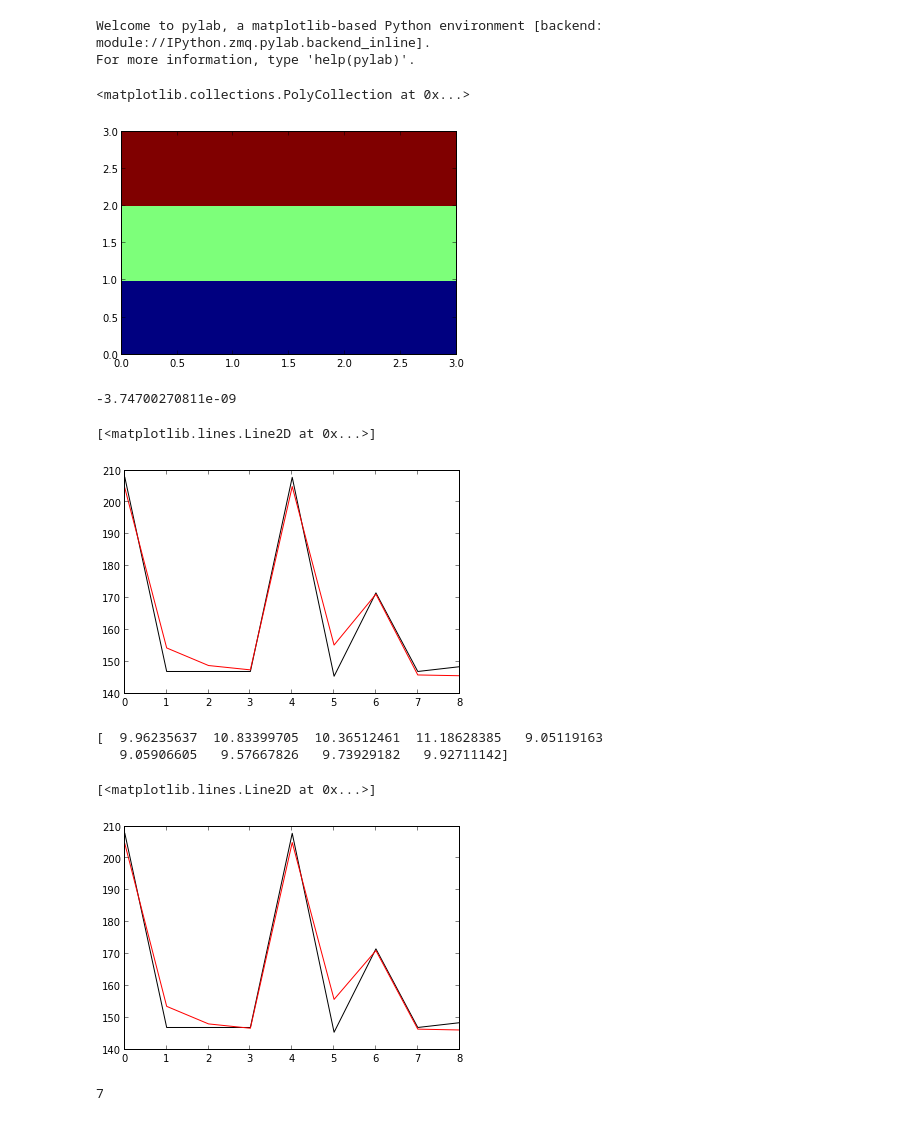
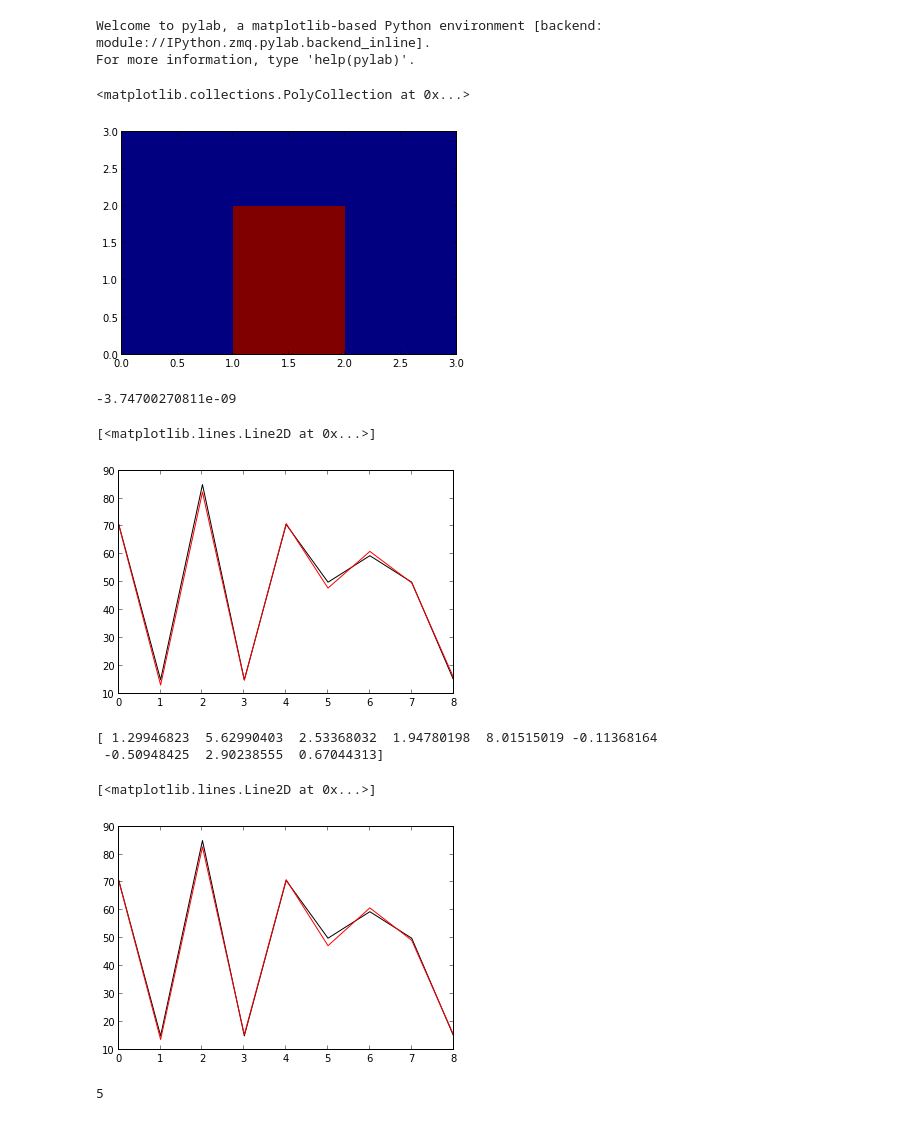
Before and after one commit to dIOGOLOC/cavalo, a Jupyter notebook: Projeto Tomografia.ipynb, the cells around one changed output. Cells and saved outputs as stored; diff of their text form; code cells hidden in the pictures.

```diff
--- a/Projeto Tomografia.ipynb
+++ b/Projeto Tomografia.ipynb
@@ -9,13 +9,15 @@ import numpy as np
 import matplotlib.pyplot as plt
 # %%
 #Sendo pt=parâmetros verdadeiros
+#pt=np.array([10,10,10,10,1,10,10,10,10])
+pt=np.array([10,1,10,10,10,10,10,10,10])
 #pt=np.array([1,1,1,5,5,5,10,10,10])
-pt=np.array([9.7,9.7,9.7,9.8,9.8,9.8,9.9,9.9,9.9])
+#pt=np.array([9.7,9.7,9.7,9.8,9.8,9.8,9.9,9.9,9.9])
 #pt=np.array([1,8,1,1,8,1,1,1,1])
 plt.pcolor(np.reshape(pt,(3,3)))
 # %% [output]
 <matplotlib.collections.PolyCollection at 0x...>
-[figure, old version]
+[figure, new version]
 # %%
 #Declarando as variáveis:
 
@@ -54,21 +56,29 @@ plt.plot(yc,'-k')
 plt.plot(yobs,'-r')
 # %% [output]
 [<matplotlib.lines.Line2D at 0x...>]
-[figure, old version]
+[figure, new version]
 # %%
 #Contruindo os estimador para os métodos:
 #p=parâmetros
-#ur=regularizador tikonov de ordem 0
-#us=regularizador tikonov de ordem 1
+#ur=regularizador tikhonov de ordem 0
+#us=regularizador tikhonov de ordem 1
 
+#ur=0
+#us=0
 ur=0.1
 us=0.01
+#ur=1
+#us=0.01
+#ur=0.1
+#us=1
+
+
 
 p=np.linalg.solve((np.dot(A.T,A)+ur*I+us*W),np.dot(A.T,yobs))
 print(p)
 # %% [output]
-[  9.96235637  10.83399705  10.36512461  11.18628385   9.05119163
-   9.05906605   9.57667826   9.73929182   9.92711142]
+[ 1.29946823  5.62990403  2.53368032  1.94780198  8.01515019 -0.11368164
+ -0.50948425  2.90238555  0.67044313]
 # %%
 #Calculando os dados preditos para p:
 
@@ -77,14 +87,15 @@ plt.plot(yc,'-k')
 plt.plot(yp,'-r')
 # %% [output]
 [<matplotlib.lines.Line2D at 0x...>]
-[figure, old version]
+[figure, new version]
 # %%
 #Calculando o posto(rank):
 
-rank=len(A)-np.rank(A)
+#rank=len(A)-np.rank(A)
+rank=5
 print(rank)
 # %% [output]
-7
+5
 # %%
 #Fazendo a Decomposição em Valores Singulares:
 
```
Also changed, not shown: parts of 6 cells of this notebook.
